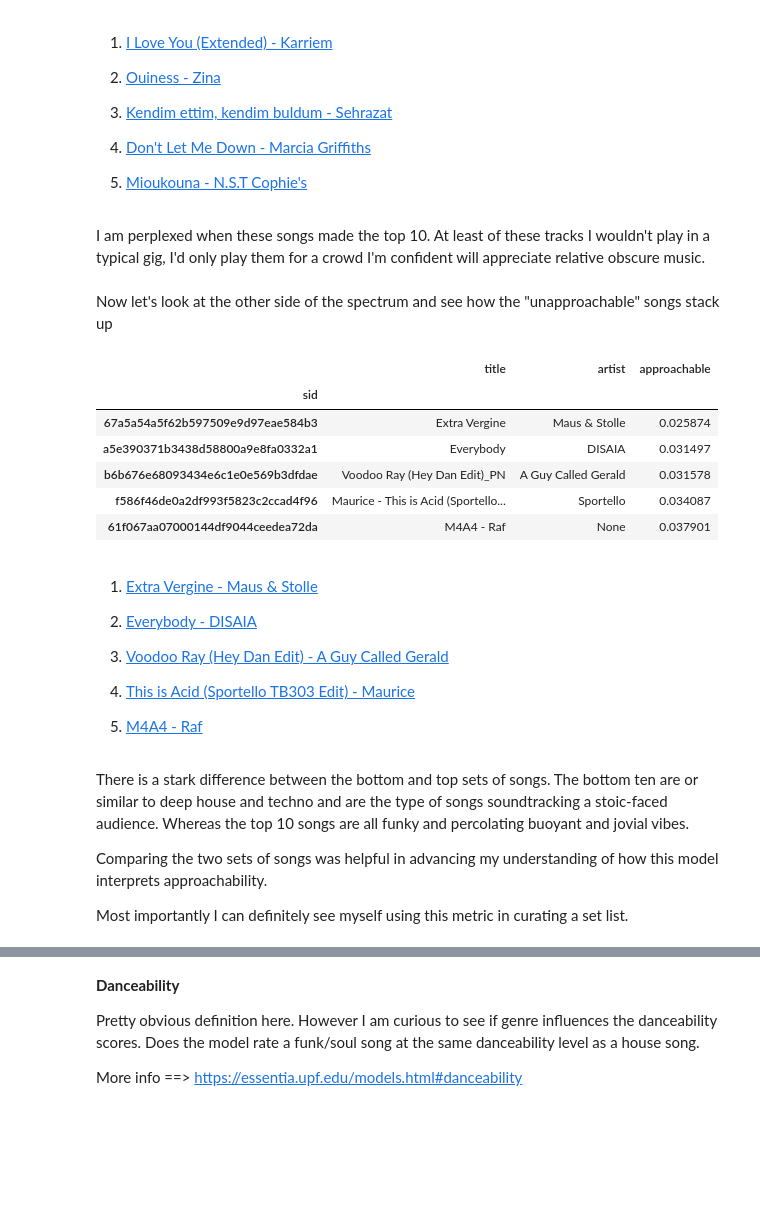
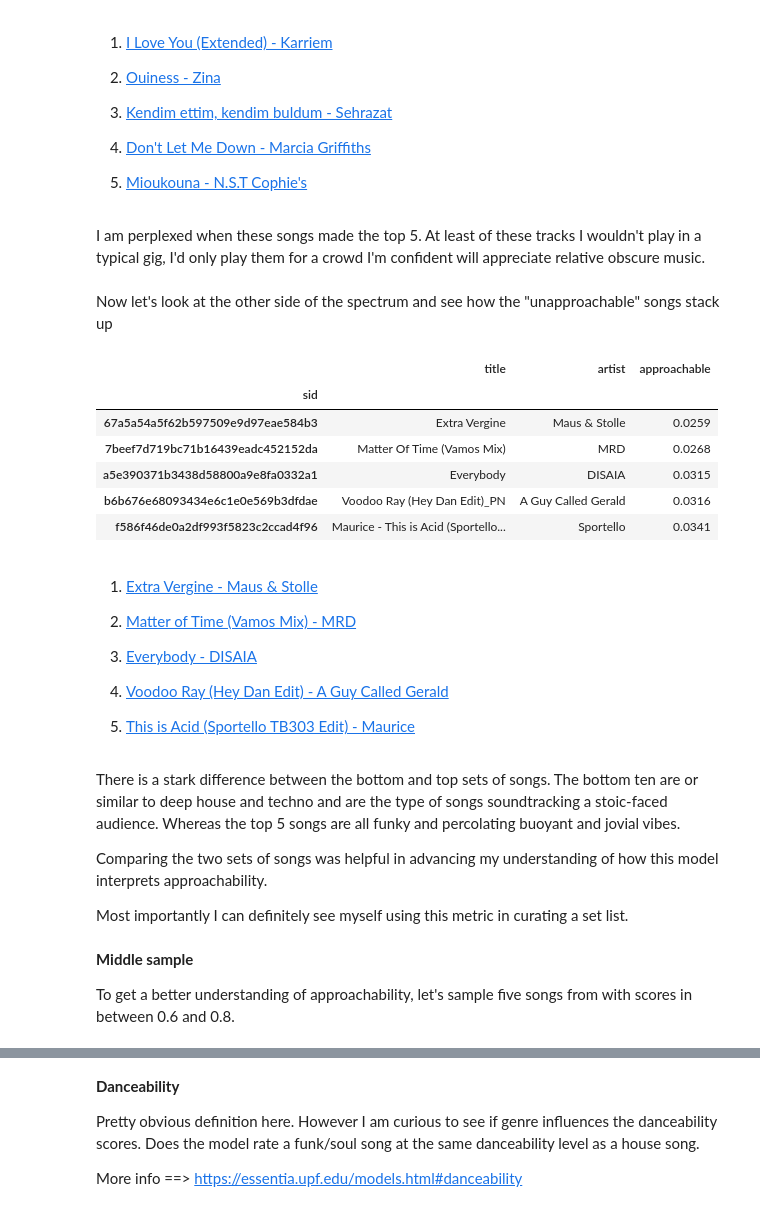
Before and after one commit to GeorgeMcIntire/DataJockey, a Jupyter notebook: Notebooks/EDA Style Classification.ipynb, the cells around one changed output, grey strips where cells are left out. Drawn from its saved outputs; the diff is of its cells as text; code cells hidden in the pictures; blank space fills up the shorter version.

```diff
--- a/Notebooks/EDA Style Classification.ipynb
+++ b/Notebooks/EDA Style Classification.ipynb
@@ -258,32 +279,36 @@ Have a listen and judge for yourself.
 
 5. [Mioukouna -  N.S.T Cophie's](https://www.youtube.com/watch?v=vnfznqH7vQw)
 # %% [markdown]
-I am perplexed when these songs made the top 10. At least of these tracks I wouldn't play in a typical gig, I'd only play them for a crowd I'm confident will appreciate relative obscure music.
+I am perplexed when these songs made the top 5. At least of these tracks I wouldn't play in a typical gig, I'd only play them for a crowd I'm confident will appreciate relative obscure music.
 # %% [markdown]
 Now let's look at the other side of the spectrum and see how the "unapproachable" songs stack up
 # %%
-approach.top_songs("approachable", ascending=True, n = 5)
+approach.top_songs(ascending=True, n = 5)
 # %% [output]
 |  | title | artist | approachable |
 | sid |  |  |  |
-| 67a5a54a5f62b597509e9d97eae584b3 | Extra Vergine | Maus & Stolle | 0.025874 |
-| a5e390371b3438d58800a9e8fa0332a1 | Everybody | DISAIA | 0.031497 |
-| b6b676e68093434e6c1e0e569b3dfdae | Voodoo Ray (Hey Dan Edit)_PN | A Guy Called Gerald | 0.031578 |
-| f586f46de0a2df993f5823c2ccad4f96 | Maurice - This is Acid (Sportello... | Sportello | 0.034087 |
-| 61f067aa07000144df9044ceedea72da | M4A4 - Raf | None | 0.037901 |
+| 67a5a54a5f62b597509e9d97eae584b3 | Extra Vergine | Maus & Stolle | 0.0259 |
+| 7beef7d719bc71b16439eadc452152da | Matter Of Time (Vamos Mix) | MRD | 0.0268 |
+| a5e390371b3438d58800a9e8fa0332a1 | Everybody | DISAIA | 0.0315 |
+| b6b676e68093434e6c1e0e569b3dfdae | Voodoo Ray (Hey Dan Edit)_PN | A Guy Called Gerald | 0.0316 |
+| f586f46de0a2df993f5823c2ccad4f96 | Maurice - This is Acid (Sportello... | Sportello | 0.0341 |
 # %% [markdown]
 1. [Extra Vergine - Maus & Stolle](https://www.youtube.com/watch?v=ykOCriwIatc)
 
-2. [Everybody - DISAIA](https://www.youtube.com/watch?v=Z61TYWLGbck)
+2. [Matter of Time (Vamos Mix) - MRD](https://mrdof1988.bandcamp.com/track/matter-of-time-vamos-mix)
 
-3. [Voodoo Ray (Hey Dan Edit) - A Guy Called Gerald](https://www.youtube.com/watch?v=clsB4bISUjc)
+3. [Everybody - DISAIA](https://www.youtube.com/watch?v=Z61TYWLGbck)
 
-4. [This is Acid (Sportello TB303 Edit) - Maurice](https://sportellomusic.bandcamp.com/track/maurice-this-is-acid-sportello-tb303-edit)
+4. [Voodoo Ray (Hey Dan Edit) - A Guy Called Gerald](https://www.youtube.com/watch?v=clsB4bISUjc)
 
-5. [M4A4 - Raf](https://www.youtube.com/watch?v=q0sqLhu4vek)
+5. [This is Acid (Sportello TB303 Edit) - Maurice](https://sportellomusic.bandcamp.com/track/maurice-this-is-acid-sportello-tb303-edit)
 # %% [markdown]
-There is a stark difference between the bottom and top sets of songs. The bottom ten are or similar to deep house and techno and are the type of songs soundtracking a stoic-faced audience. Whereas the top 10 songs are all funky and percolating buoyant and jovial vibes.
+There is a stark difference between the bottom and top sets of songs. The bottom ten are or similar to deep house and techno and are the type of songs soundtracking a stoic-faced audience. Whereas the top 5 songs are all funky and percolating buoyant and jovial vibes.
 
 Comparing the two sets of songs was helpful in advancing my understanding of how this model interprets approachability.
 
 Most importantly I can definitely see myself using this metric in curating a set list.
+# %% [markdown]
+**Middle sample**
+
+To get a better understanding of approachability, let's sample five songs from with scores in between 0.6 and 0.8.
```
Also changed, not shown: parts of 93 cells of this notebook.
